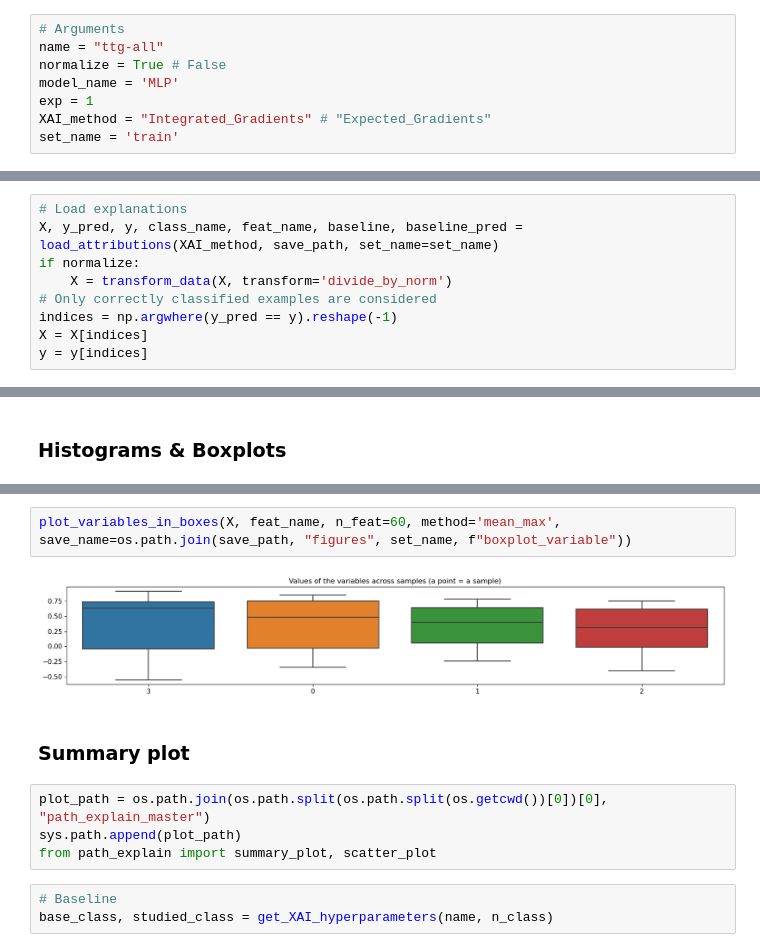
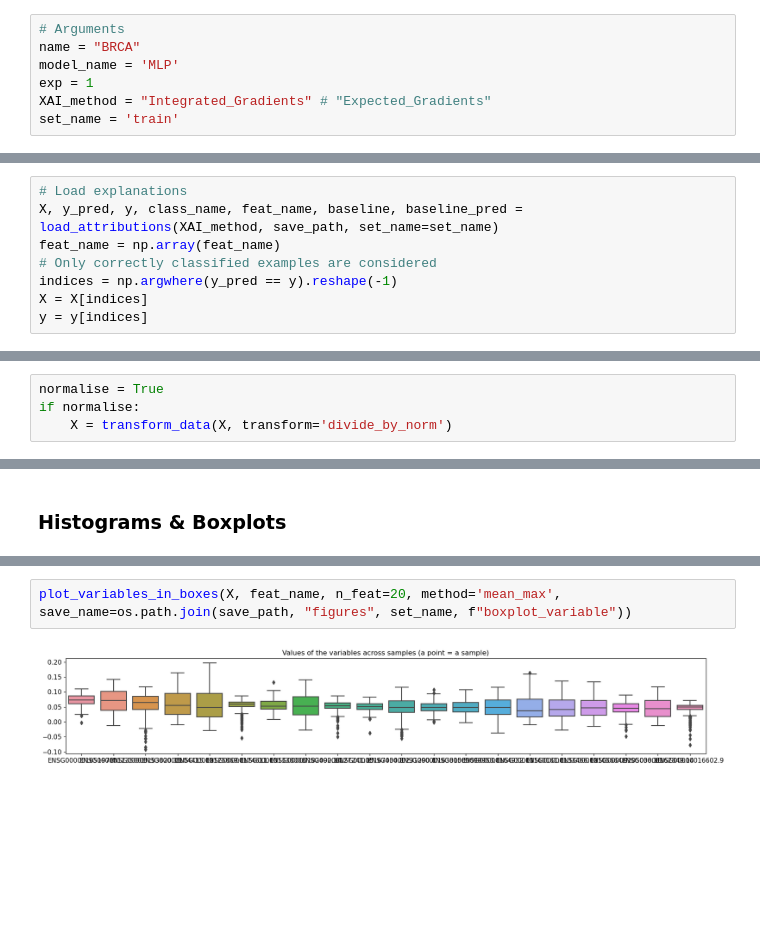
Before and after one commit to mbonto/XAI_in_genomics, a Jupyter notebook: Visualisation/visualise_explanations.ipynb, the cells around one changed output, grey strips where cells are left out. Cells and saved outputs as stored; diff of their text form; blank space fills up the shorter version.

```diff
--- a/Visualisation/visualise_explanations.ipynb
+++ b/Visualisation/visualise_explanations.ipynb
@@ -17,8 +17,7 @@ from clustering import *
 from XAI_method import *
 # %%
 # Arguments
-name = "ttg-all"
-normalize = True # False
+name = "BRCA"
 model_name = 'MLP'
 exp = 1
 XAI_method = "Integrated_Gradients" # "Expected_Gradients"
@@ -37,8 +31,7 @@ create_new_folder(os.path.join(save_path, "figures", set_name))
 # %%
 # Load explanations
 X, y_pred, y, class_name, feat_name, baseline, baseline_pred = load_attributions(XAI_method, save_path, set_name=set_name)
-if normalize:
-    X = transform_data(X, transform='divide_by_norm')
+feat_name = np.array(feat_name)
 # Only correctly classified examples are considered
 indices = np.argwhere(y_pred == y).reshape(-1)
 X = X[indices]
@@ -85,3 +85,7 @@ plt.show()
+# %%
+normalise = True
+if normalise:
+    X = transform_data(X, transform='divide_by_norm')
 # %%
 print("Attributions averaged per class without std")
 save_name = os.path.join(save_path, "figures", set_name, "average_attributions_without_std")
@@ -292,13 +220,4 @@ plt.show()
 # %%
-plot_variables_in_boxes(X, feat_name, n_feat=60, method='mean_max', save_name=os.path.join(save_path, "figures", set_name, f"boxplot_variable"))
+plot_variables_in_boxes(X, feat_name, n_feat=20, method='mean_max', save_name=os.path.join(save_path, "figures", set_name, f"boxplot_variable"))
 # %% [output]
-[figure, old version]
+[figure, new version]
-# %% [markdown]
-### Summary plot
-# %%
-plot_path = os.path.join(os.path.split(os.path.split(os.getcwd())[0])[0], "path_explain_master")
-sys.path.append(plot_path)
-from path_explain import summary_plot, scatter_plot
-# %%
-# Baseline
-base_class, studied_class = get_XAI_hyperparameters(name, n_class)
```
Also changed, not shown: parts of 36 cells of this notebook, 43 other files.
